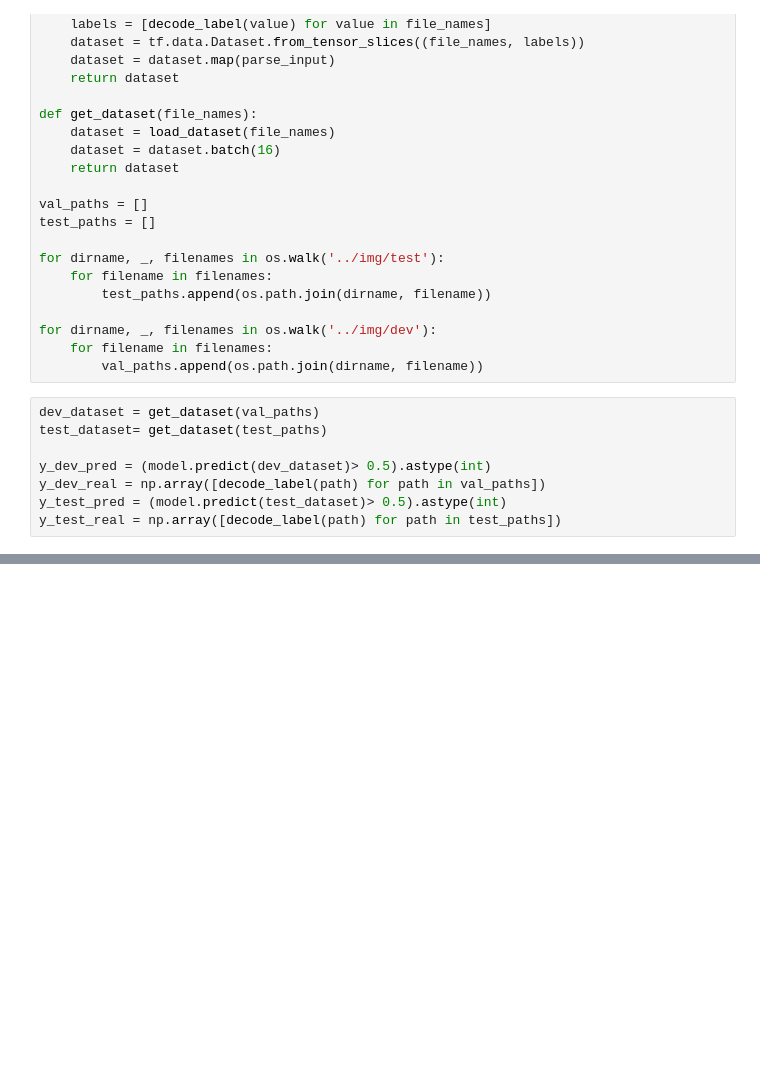
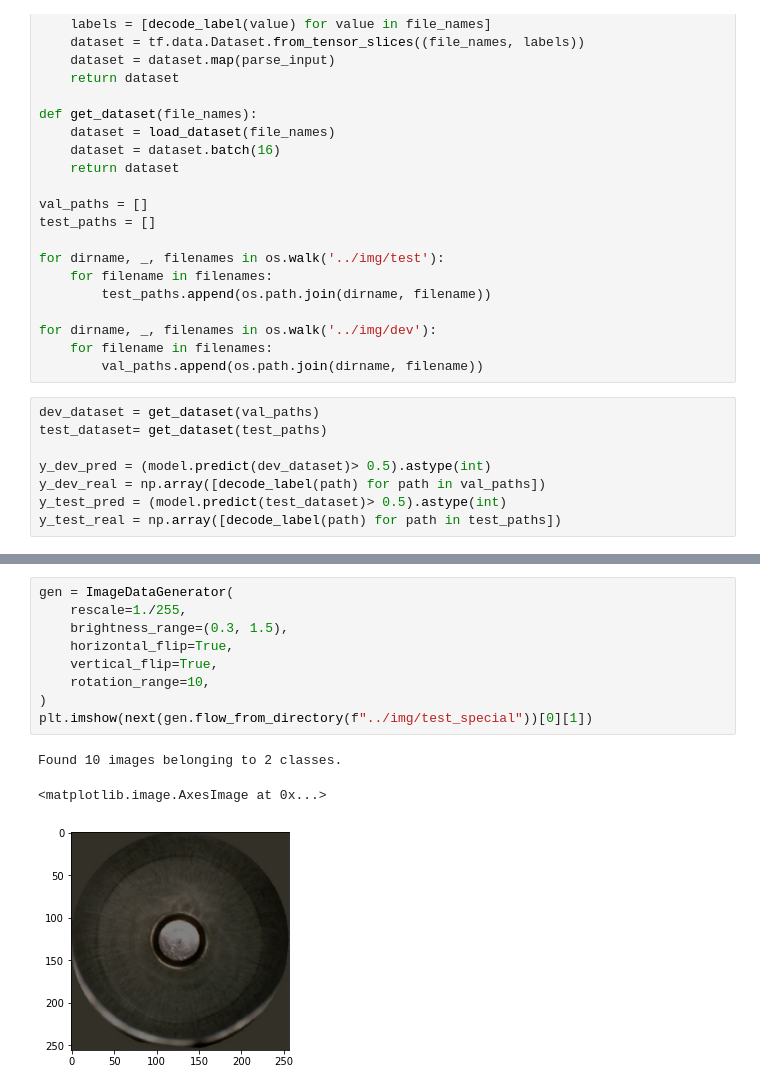
Before and after one commit to dfonnegra/collapsible-tube, a Jupyter notebook: src/ImageTestingNotebook.ipynb, the cells around one changed output, grey strips where cells are left out. Saved outputs shown, nothing was run; the diff lists cells and outputs as text; blank space fills up the shorter version.

Commit message:
dirt image generator built

```diff
--- a/src/ImageTestingNotebook.ipynb
+++ b/src/ImageTestingNotebook.ipynb
@@ -189,0 +211,13 @@ weighted avg       0.99      0.99      0.99       526
+# %%
+gen = ImageDataGenerator(
+    rescale=1./255,
+    brightness_range=(0.3, 1.5),
+    horizontal_flip=True,
+    vertical_flip=True,
+    rotation_range=10,
+)
+plt.imshow(next(gen.flow_from_directory(f"../img/test_special"))[0][1])
+# %% [output]
+Found 10 images belonging to 2 classes.
+<matplotlib.image.AxesImage at 0x...>
+[figure, added]
```
Also changed, not shown: parts of 6 cells of this notebook, 1 other file.
